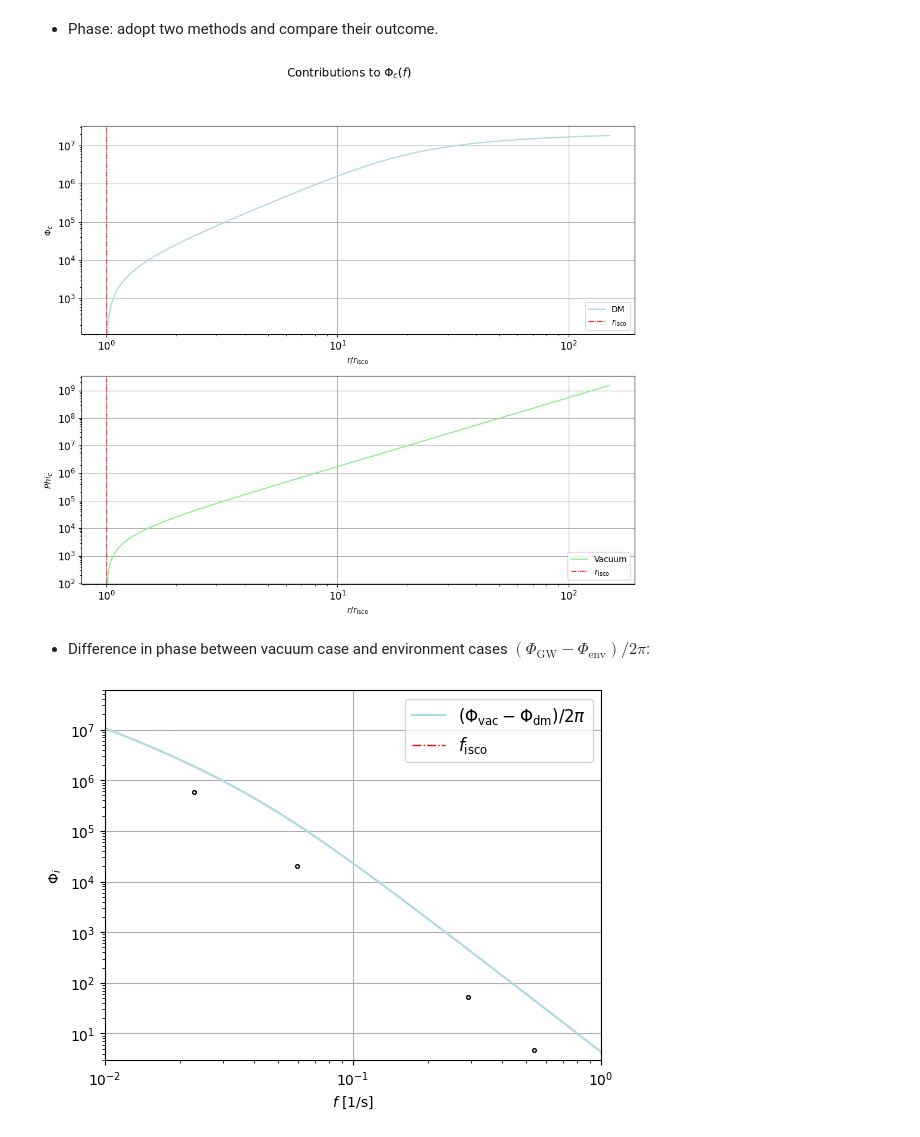
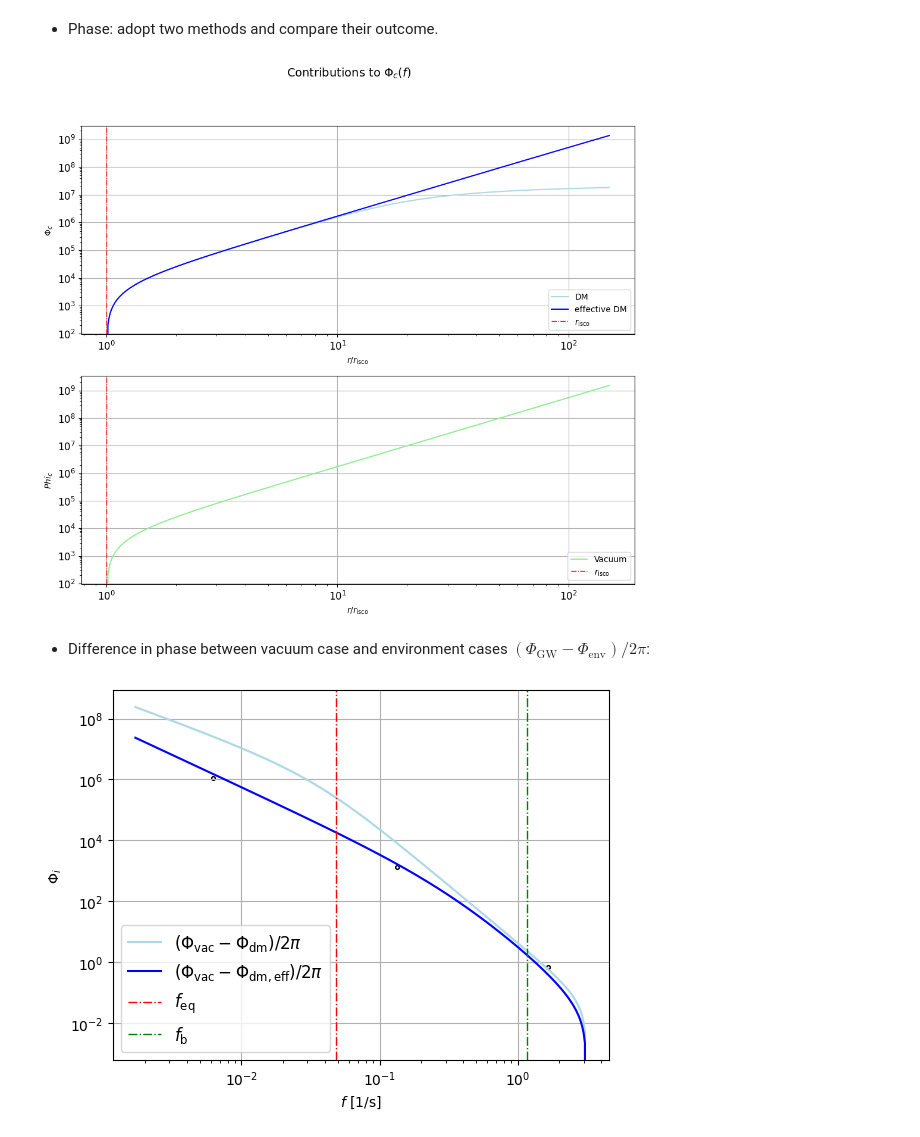
Before and after one commit to nicolegrillo/BinaryEvolution, a Jupyter notebook: Phase_extraction-Static-dm.ipynb, the cells around one changed output. Drawn from its saved outputs; the diff is of its cells as text; code cells hidden in the pictures.

```diff
--- a/Phase_extraction-Static-dm.ipynb
+++ b/Phase_extraction-Static-dm.ipynb
@@ -309,6 +337,8 @@ df_dt_gw = df_dt(r_grid, dot_r_gw)
 
 phi_dm_bh = phase_f_by_hand(df_dt_dm)
 phi_gw_bh = phase_f_by_hand(df_dt_gw)
+
+phi_dm_effective = phase_effective_dm(phi_gw_bh)
 # %%
 fig, axs = plt.subplots(2, 1, figsize=(12,10))
 
@@ -316,6 +346,7 @@ plt.suptitle('Contributions to $\Phi_c(f)$', fontsize=14)
 
 
 axs[0].loglog(r_grid/r_isco, -phi_dm_bh, c='lightblue', linestyle='-', label='DM')
+axs[0].loglog(r_grid/r_isco, -phi_dm_effective, c='blue', linestyle='-', label='effective DM')
 axs[0].axvline(x=1, c='red', label='$r_{\mathrm{isco}}$', linestyle='-.', linewidth=1)
 axs[0].set_xlabel('$r/r_{\mathrm{isco}}$', fontsize=10)  # Increase x-label font size
 axs[0].set_ylabel(r'$\Phi_c$', fontsize=10)  # Add y-label with increased font size
@@ -337,7 +368,7 @@ axs[1].legend()  # Add legend
 
 plt.show()
 # %% [output]
-[figure, old version]
+[figure, new version]
 # %% [markdown]
 - Difference in phase between vacuum case and environment cases $(\Phi_{\mathrm{GW}} - \Phi_{\mathrm{env}}) / 2\pi$:
 # %%
@@ -347,22 +378,36 @@ a=[2.28e-2, 5.93e+5]
 b=[5.92e-2, 2.01e+4]
 d=[2.92e-1, 5.15e+1]
 e=[0.5355666917706902, 4.777561470223041]
+
+
+f = [0.006168929260775709, 1084548.5921859252]
+g = [0.13362081793357317, 1354.3509382669906]
+h = [1.6473398971098725, 0.7227763611033011]
+# %%
+# Define effective params
+
+c_f = 5 * c**5 / (8 * m1**2) * np.pi**(2 * (gammas - 4) / 3) * G**(- (2 + gammas)/3) * M_tot**((1 - gammas) / 3) * r6**(gammas) * epsv * rho6 * logL
+f_eq = c_f**(3 / (11- 2 * gammas))
+f_b = 0.8163 * (m1 / (1000 * m_sun))**(1.4412) * (m2 / m_sun)**(0.4511) * (1 - 0.4971 * np.log(gammas / 1.4396))
 # %%
 plt.loglog(freqs, (+phi_dm_bh - phi_gw_bh)/(2 * np.pi), c='lightblue', label='$(\Phi_{\mathrm{vac}} - \Phi_{\mathrm{dm}}) / 2\pi$')
-plt.axvline(x=f_isco, c='red', label='$f_{\mathrm{isco}}$', linestyle='-.', linewidth=1)
+plt.loglog(freqs, (+phi_dm_effective - phi_gw_bh)/(2 * np.pi), c='blue', label='$(\Phi_{\mathrm{vac}} - \Phi_{\mathrm{dm, eff}}) / 2\pi$')
+#plt.loglog(freqs, (-phi_dm_effective + phi_gw_bh)/(2 * np.pi), c='blue')
+plt.axvline(x=f_eq, c='red', label='$f_{\mathrm{eq}}$', linestyle='-.', linewidth=1)
+plt.axvline(x=f_b, c='green', label='$f_{\mathrm{b}}$', linestyle='-.', linewidth=1)
 plt.xlabel('$f$ [1/s]', fontsize=10)  # Increase x-label font size
 plt.ylabel(r'$\Phi_i$', fontsize=10)  # Add y-label with increased font size
 plt.xticks(fontsize=10)  # Increase tick font size for x-axis
 plt.yticks(fontsize=10)  # Increase tick font size for y-axis
 plt.grid(True)
 # Scatter of data-taken points
-plt.scatter(*a, marker='o', c='white', s=7, edgecolor='black')
-plt.scatter(*b, marker='o', c='white', s=7, edgecolor='black')
-plt.scatter(*d, marker='o',  c='white', s=7, edgecolor='black')
-plt.scatter(*e, marker='o',  c='white', s=7, edgecolor='black')
+plt.scatter(*f, marker='o', c='white', s=7, edgecolor='black')
+plt.scatter(*g, marker='o', c='white', s=7, edgecolor='black')
+plt.scatter(*h, marker='o',  c='white', s=7, edgecolor='black')
+#plt.scatter(*e, marker='o',  c='white', s=7, edgecolor='black')
 plt.tick_params(axis='y', which='minor')
-plt.xlim(10**(-2), 1)
-plt.ylim(0.3 * 10**(1), 6 * 10**7)
+#plt.xlim(10**(-2), 1)
+#plt.ylim(0.3 * 10**(1), 6 * 10**7)
 plt.legend(fontsize='large');
 # %% [output]
-[figure, old version]
+[figure, new version]
```
Also changed, not shown: parts of 2 cells of this notebook, 5 other files.
